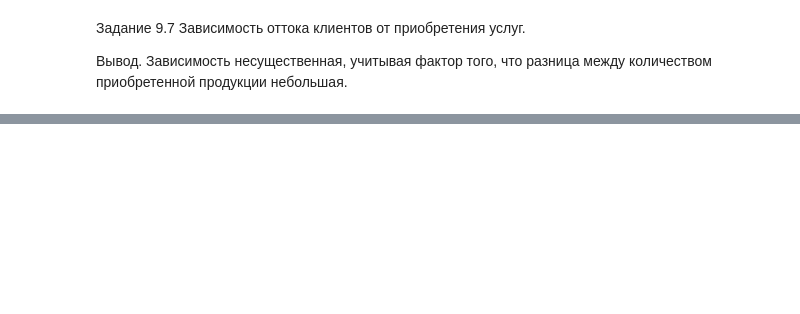
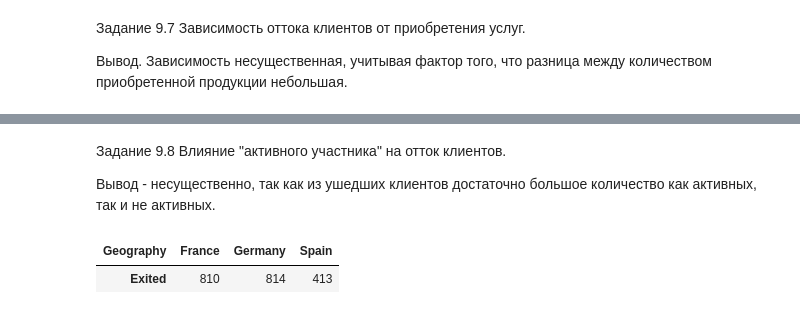
Before and after one commit to Akiecelli/Data_Science_STUDY, a Jupyter notebook: project_1/bank_data.ipynb, the cells around one changed output, grey strips where cells are left out. Cells and saved outputs as stored; diff of their text form; code cells hidden in the pictures; blank space fills up the shorter version.

```diff
--- a/project_1/bank_data.ipynb
+++ b/project_1/bank_data.ipynb
@@ -158,3 +160,33 @@ fig = px.scatter(
     title='Наличие статуса активного клиента'
 )
 fig.show()
+# %% [markdown]
+Задание 9.8 Влияние "активного участника" на отток клиентов.
+
+Вывод - несущественно, так как из ушедших клиентов достаточно большое количество как активных, так и не активных.
+# %%
+
+pivot_exit = churn_data_copy.pivot_table(
+    values='Exited',
+    columns='Geography',
+    aggfunc='sum'
+)
+
+heat_data = churn_data_copy.sort_values(by='Geography')
+fig = px.choropleth(
+    data_frame=heat_data,
+    locations='Geography',
+    locationmode='country names',
+    color='Exited',
+    title='Соотношение стран ушедших клиентов',
+
+
+
+
+)
+
+display(pivot_exit)
+fig.show()
+# %% [output]
+| Geography | France | Germany | Spain |
+| Exited | 810 | 814 | 413 |
```
Also changed, not shown: parts of 19 cells of this notebook, 1 other file.
